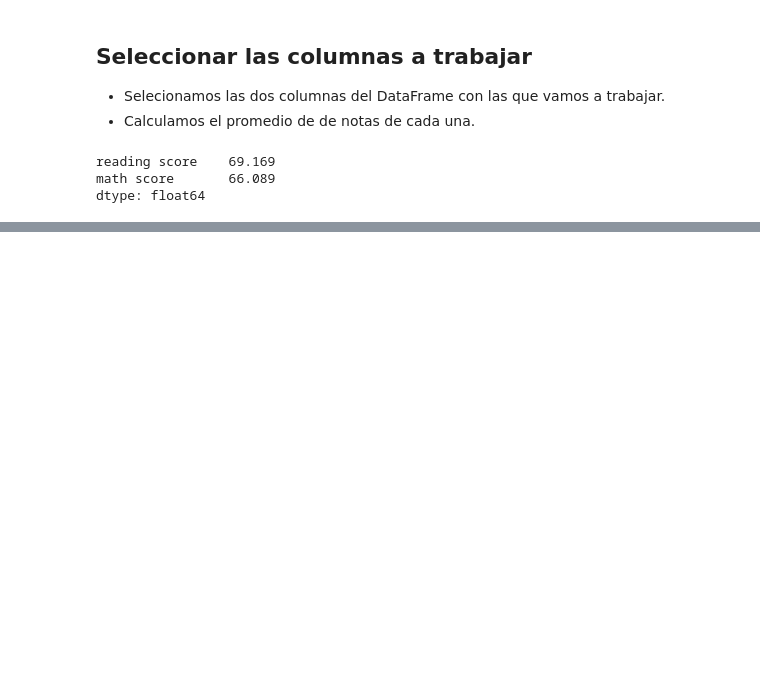
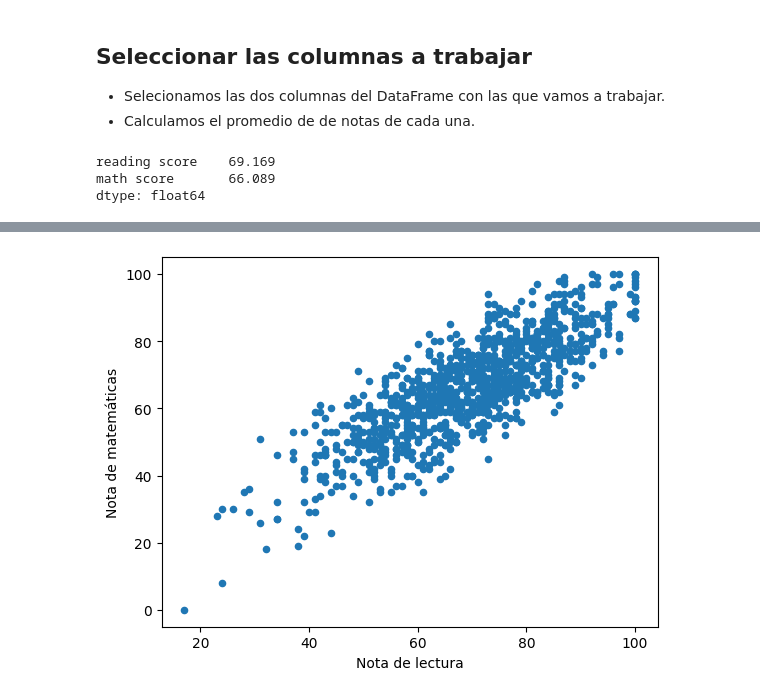
Before and after one commit to GastonFlorenciano/regresion-lineal-Sickit-Learn, a Jupyter notebook: main.ipynb, the cells around one changed output, grey strips where cells are left out. Cells and saved outputs as stored; diff of their text form; code cells hidden in the pictures; blank space fills up the shorter version.

```diff
--- a/main.ipynb
+++ b/main.ipynb
@@ -63,0 +70,7 @@ dtype: float64
+# %%
+df.plot.scatter(x='reading score', y='math score')
+plt.xlabel('Nota de lectura')
+plt.ylabel('Nota de matemáticas')
+plt.show()
+# %% [output]
+[figure, added]
```
Also changed, not shown: parts of 1 cell of this notebook.
